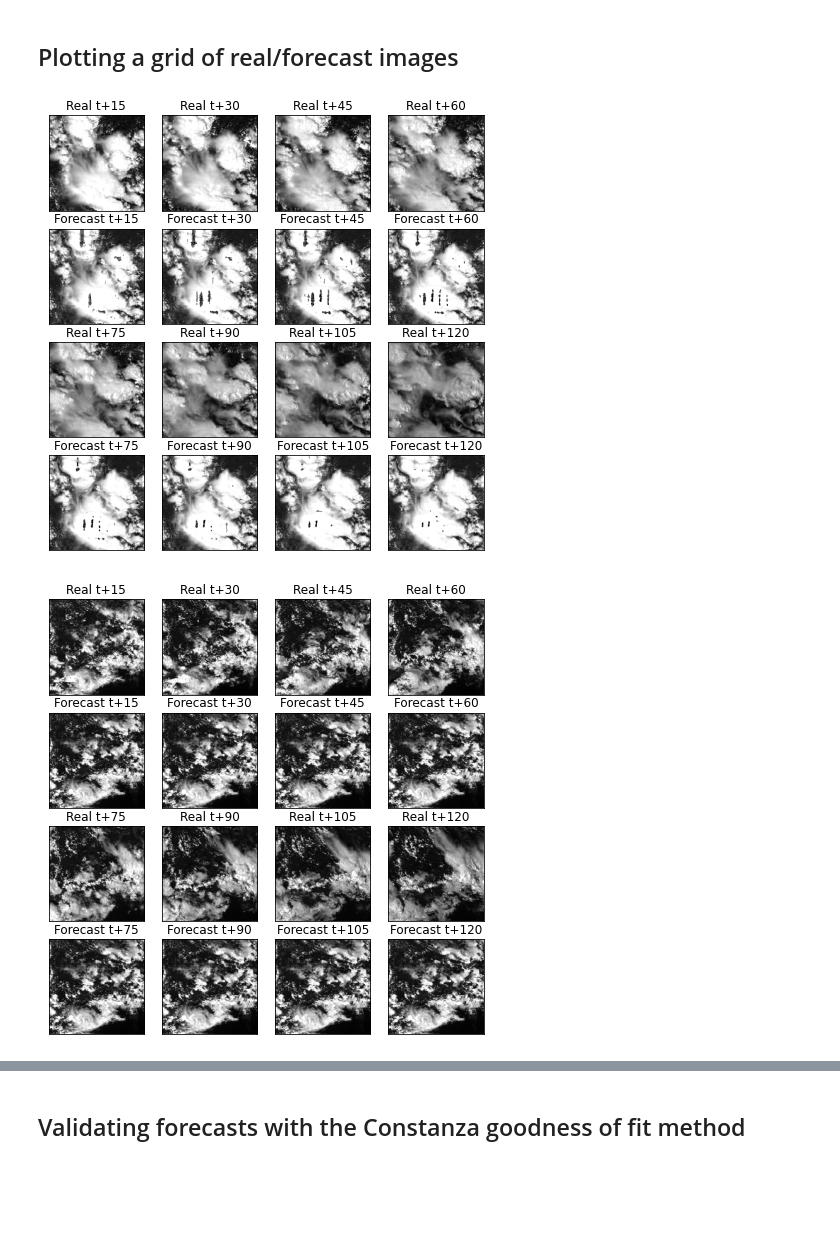
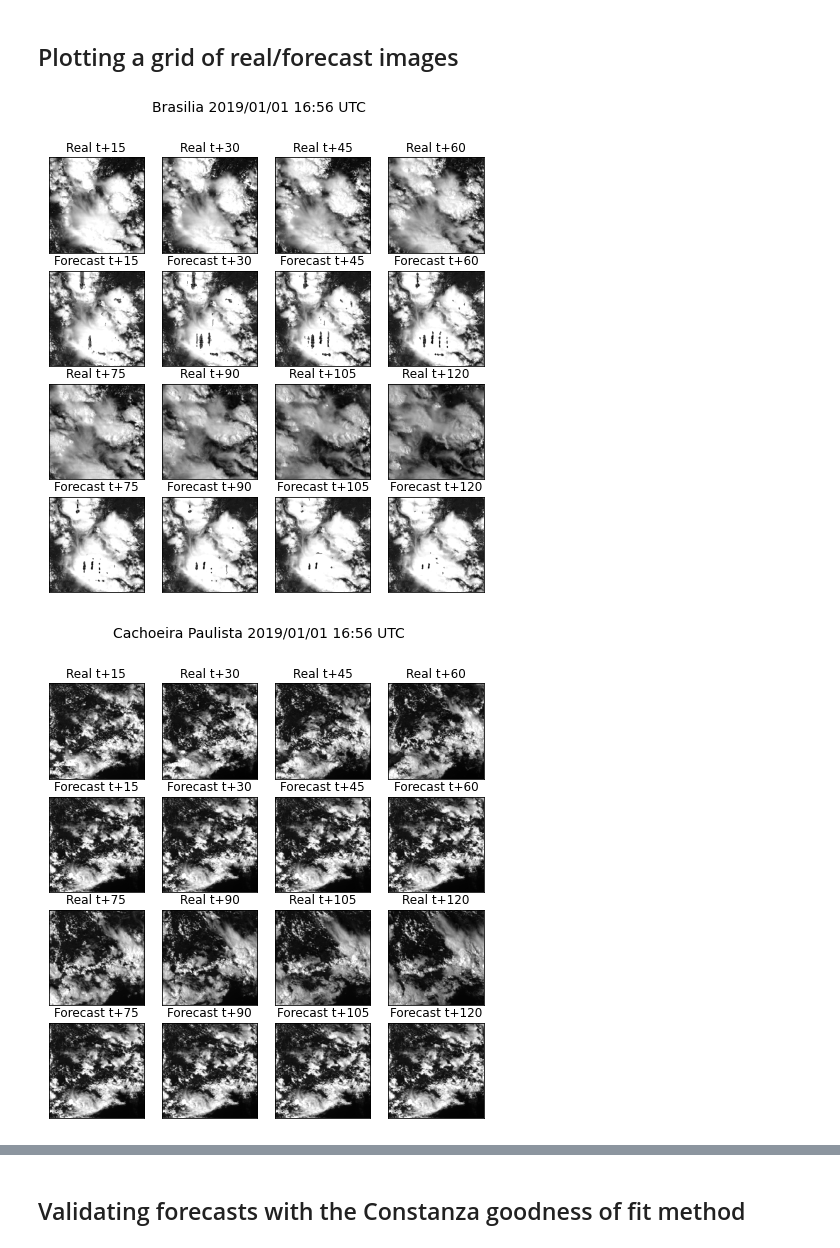
Before and after one commit to rod-xavier/masters-codes, a Jupyter notebook: optical_flow.ipynb, the cells around one changed output, grey strips where cells are left out. Cells and saved outputs as stored; diff of their text form; code cells hidden in the pictures; blank space fills up the shorter version.

```diff
--- a/optical_flow.ipynb
+++ b/optical_flow.ipynb
@@ -24,0 +29,35 @@ locations = [['Brasilia', -15.60083, -47.71306],
+# %%
+# Creating map of South America
+m = Basemap(llcrnrlon= -85,
+            llcrnrlat= -58,
+            urcrnrlon= -32,
+            urcrnrlat= 15,
+            epsg= 4618,
+            resolution='h')
+
+# Creating figure
+fig = plt.figure(figsize=(8, 8))
+for location in locations:
+    lat_down = location[1] - 1
+    lat_up = location[1] + 1
+
+    lon_left = location[2] - 1
+    lon_right = location[2] + 1
+
+    # Specifying area boundaries
+    lons = [lon_left, lon_left, lon_right, lon_right, lon_left]
+    lats = [lat_up, lat_down, lat_down, lat_up, lat_up]
+
+    # Plotting area on South America map
+    x, y = m(lons, lats)
+    m.plot(x, y ,'y')
+
+parallels = np.arange(-55.,15.,10.)
+m.drawparallels(parallels,labels=[True,False,True,False])
+meridians = np.arange(-85.,-25.,10.)
+m.drawmeridians(meridians,labels=[True,False,False,True])
+m.bluemarble()
+m.drawcoastlines()
+m.drawcountries()
+plt.title('Areas of interest', fontsize=14)
+plt.show()
@@ -421,6 +462,9 @@ for location in locations:
 # %% [markdown]
 ## Plotting a grid of real/forecast images
 # %%
+date = frames[1][0:-9].replace('_','/')
+time = frames[1][-8:-6] + ':' + frames[1][-6:-4] + ' UTC'
+
 for location in locations:
     path1 = rf"C:\Users\rodri\Documents\Unifesp\Mestrado\Figuras\Goes\{location[0]}\Sample"
     path2 = r"C:\Users\rodri\Documents\Unifesp\Mestrado\Figuras"
@@ -446,34 +490,34 @@ for location in locations:
         imgs_name.append(imgs_name[i])
 
     del imgs_name[0:7]
 
     # PLOTTING
     for name in imgs_name:
         im = Image.open(name)
         imgs.append(im)
     fig = plt.figure(figsize=(8, 8))
     grid = ImageGrid(fig, 111,
                      nrows_ncols=(4, 4),
                      axes_pad=0.25,
-                     share_all = True
-                     )
+                     share_all = True )
 
     # Deleting axis ticks
     grid[0].get_yaxis().set_ticks([])
     grid[0].get_xaxis().set_ticks([])
 
     i = 0
     for ax, im in zip(grid, imgs):
         # Iterating over the grid returns the Axes.
         ax.set_title(f"{titles[i]}")
         ax.imshow(im, cmap='gray')
         ax = plt.gca()
         ax.axes.yaxis.set_visible(False)
         i += 1
 
+    fig.suptitle(f'{location[0]} {date} {time}', fontsize=14)
     os.chdir(path2)
     plt.savefig(f'{location[0]}.png')
     os.chdir(path1)
 # %% [output]
-[figure, old version]
+[figure, new version]
-[figure, old version]
+[figure, new version]
```
Also changed, not shown: parts of 4 cells of this notebook.
